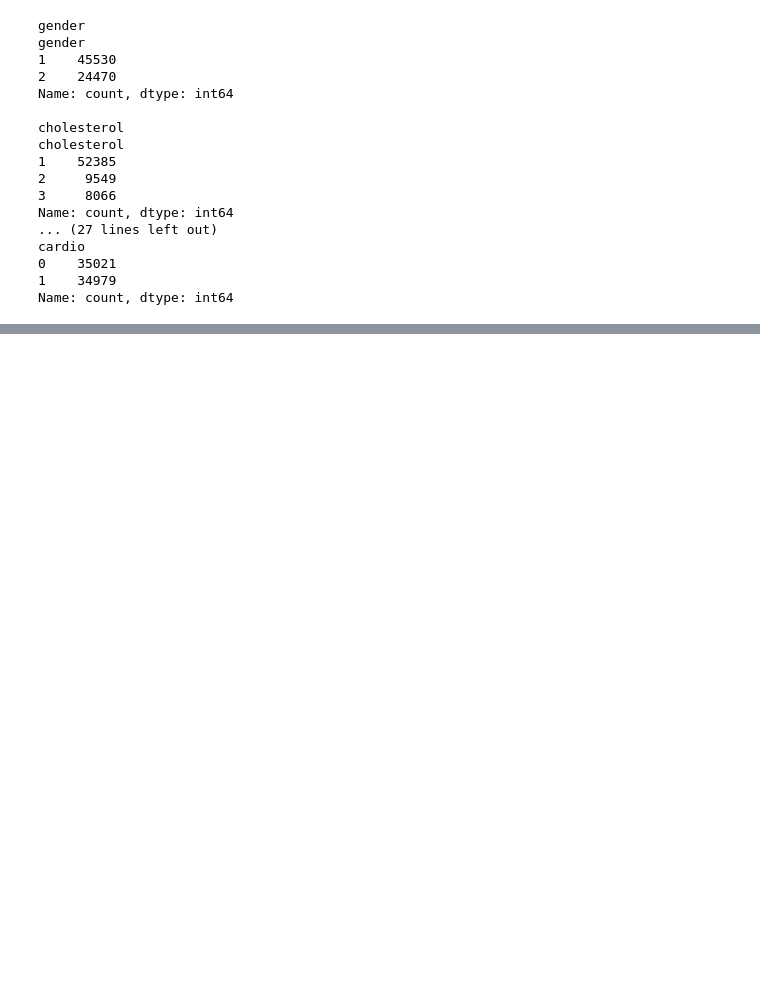
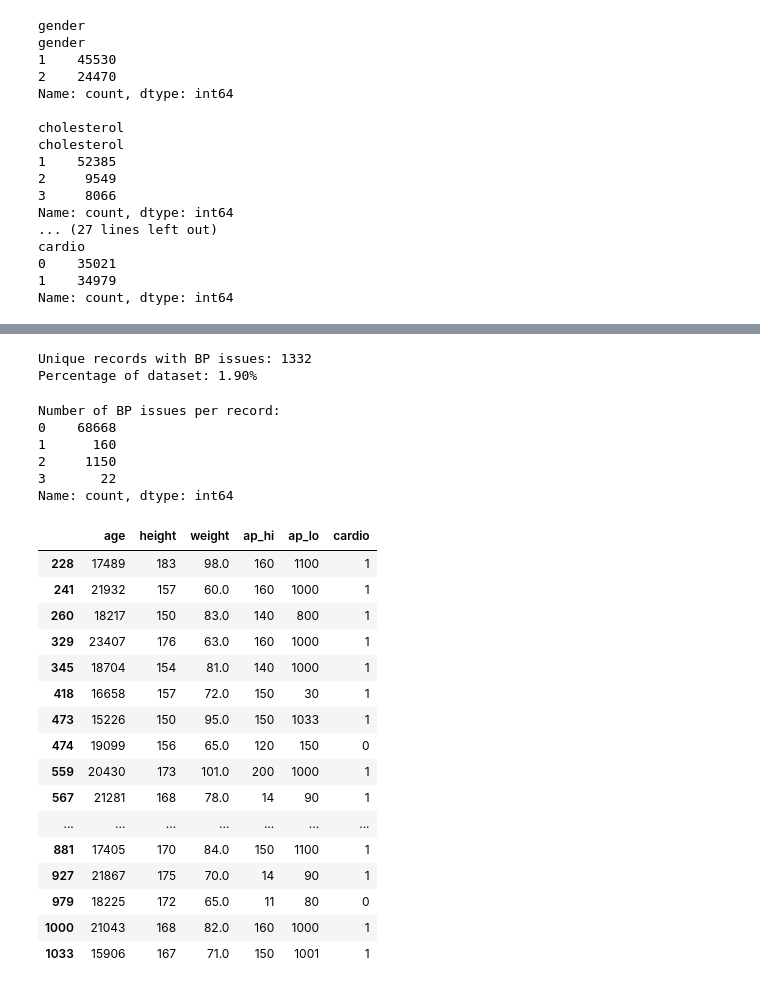
Before and after one commit to syedrafayalijafry/cardiovascular-disease-prediction, a Jupyter notebook: notebooks/01_data_investigation.ipynb, the cells around one changed output, grey strips where cells are left out. Drawn from its saved outputs; the diff is of its cells as text; code cells hidden in the pictures; blank space fills up the shorter version.

```diff
--- a/notebooks/01_data_investigation.ipynb
+++ b/notebooks/01_data_investigation.ipynb
@@ -139,0 +331,42 @@ Name: count, dtype: int64
+# %%
+unique_bp_issues = bp_issues.any(axis=1).sum()
+
+print(f"Unique records with BP issues: {unique_bp_issues}")
+print(f"Percentage of dataset: {unique_bp_issues / len(df) * 100:.2f}%")
+# %% [output]
+Unique records with BP issues: 1332
+Percentage of dataset: 1.90%
+# %%
+issue_count = bp_issues.sum(axis=1)
+
+print("Number of BP issues per record:")
+print(issue_count.value_counts().sort_index())
+# %% [output]
+Number of BP issues per record:
+0    68668
+1      160
+2     1150
+3       22
+Name: count, dtype: int64
+# %%
+affected_bp = df.loc[bp_issues.any(axis=1)].copy()
+
+affected_bp[["age", "height", "weight", "ap_hi", "ap_lo", "cardio"]].head(20)
+# %% [output]
+|  | age | height | weight | ap_hi | ap_lo | cardio |
+| 228 | 17489 | 183 | 98.0 | 160 | 1100 | 1 |
+| 241 | 21932 | 157 | 60.0 | 160 | 1000 | 1 |
+| 260 | 18217 | 150 | 83.0 | 140 | 800 | 1 |
+| 329 | 23407 | 176 | 63.0 | 160 | 1000 | 1 |
+| 345 | 18704 | 154 | 81.0 | 140 | 1000 | 1 |
+| 418 | 16658 | 157 | 72.0 | 150 | 30 | 1 |
+| 473 | 15226 | 150 | 95.0 | 150 | 1033 | 1 |
+| 474 | 19099 | 156 | 65.0 | 120 | 150 | 0 |
+| 559 | 20430 | 173 | 101.0 | 200 | 1000 | 1 |
+| 567 | 21281 | 168 | 78.0 | 14 | 90 | 1 |
+| ... | ... | ... | ... | ... | ... | ... |
+| 881 | 17405 | 170 | 84.0 | 150 | 1100 | 1 |
+| 927 | 21867 | 175 | 70.0 | 14 | 90 | 1 |
+| 979 | 18225 | 172 | 65.0 | 11 | 80 | 0 |
+| 1000 | 21043 | 168 | 82.0 | 160 | 1000 | 1 |
+| 1033 | 15906 | 167 | 71.0 | 150 | 1001 | 1 |
```
Also changed, not shown: parts of 17 cells of this notebook.
